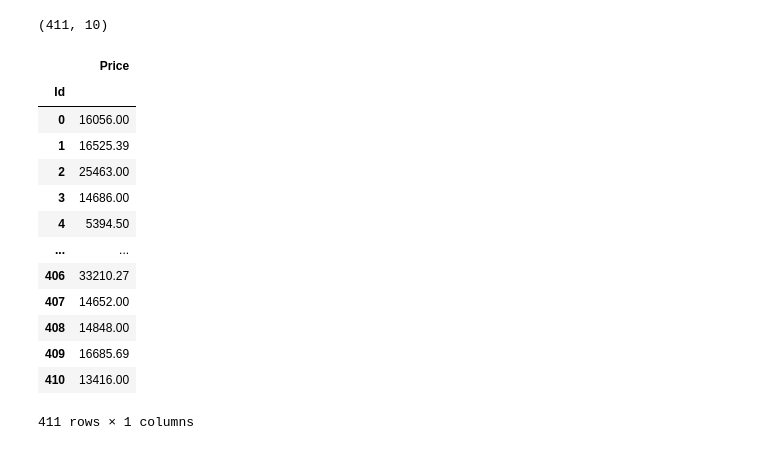
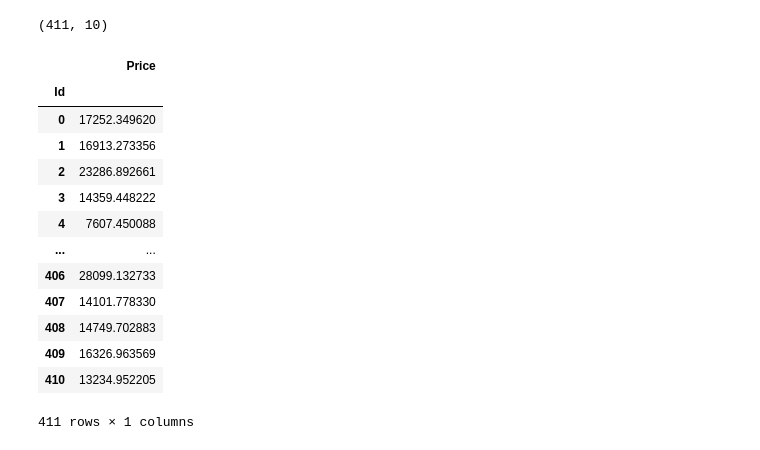
Before and after one commit to MuhammadAhmed3092/Machine-Learning, a Jupyter notebook: cars-price-prediction-using-advanced-regression.ipynb, the cells around one changed output. Cells and saved outputs as stored; diff of their text form; code cells hidden in the pictures.

Commit message:
Kaggle Notebook | Cars Price Prediction Using Advanced Regression | Version 5

```diff
--- a/cars-price-prediction-using-advanced-regression.ipynb
+++ b/cars-price-prediction-using-advanced-regression.ipynb
@@ -199,0 +202,7 @@ Testing Accuracy of Random Forest Regressor  :  0.9633860614768076
+# %%
+from sklearn.ensemble import GradientBoostingRegressor
+
+gbr = GradientBoostingRegressor()
+gbr.fit(X_train,y_train)
+print('Training Accuracy of Gradient Boosting Classifier : ', gbr.score(X_train,y_train))
+print('Testing Accuracy of Gradient Boosting Classifier : ', gbr.score(X_test,y_test))
@@ -292,22 +304,24 @@ ypred = lr.predict(tests)
 # %%
 ypred_random = rfr.predict(tests)
+# %%
+ypred_gradient = gbr.predict(tests)
 # %%
-Prediction = pd.DataFrame({"Id" : test["Id"], "Price":ypred_random})
+Prediction = pd.DataFrame({"Id" : test["Id"], "Price":ypred_gradient})
 Prediction.set_index("Id")
 # %% [output]
 |  | Price |
 | Id |  |
-| 0 | 16056.00 |
-| 1 | 16525.39 |
-| 2 | 25463.00 |
-| 3 | 14686.00 |
-| 4 | 5394.50 |
+| 0 | 17252.349620 |
+| 1 | 16913.273356 |
+| 2 | 23286.892661 |
+| 3 | 14359.448222 |
+| 4 | 7607.450088 |
 | ... | ... |
-| 406 | 33210.27 |
-| 407 | 14652.00 |
-| 408 | 14848.00 |
-| 409 | 16685.69 |
-| 410 | 13416.00 |
+| 406 | 28099.132733 |
+| 407 | 14101.778330 |
+| 408 | 14749.702883 |
+| 409 | 16326.963569 |
+| 410 | 13234.952205 |
 411 rows × 1 columns
 # %%
 Prediction.to_csv('submission.csv', index = False)
```
Also changed, not shown: parts of 6 cells of this notebook.
